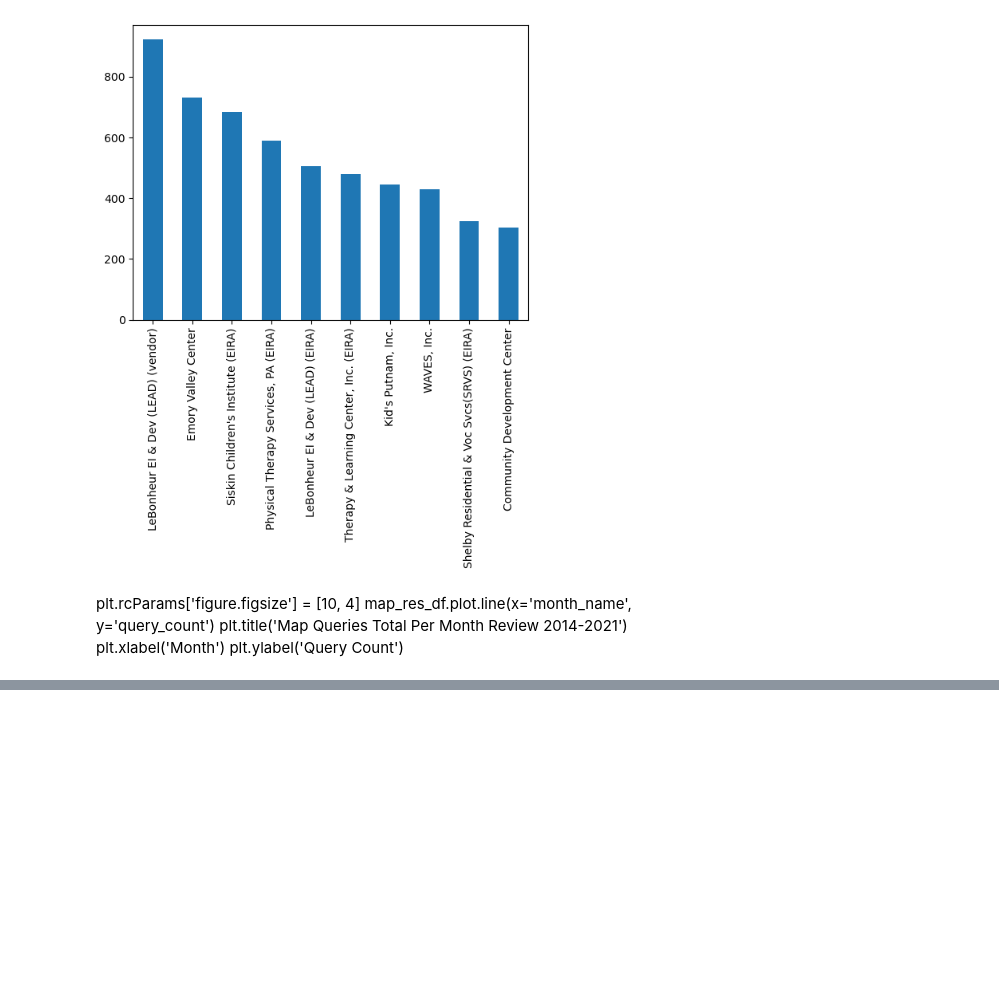
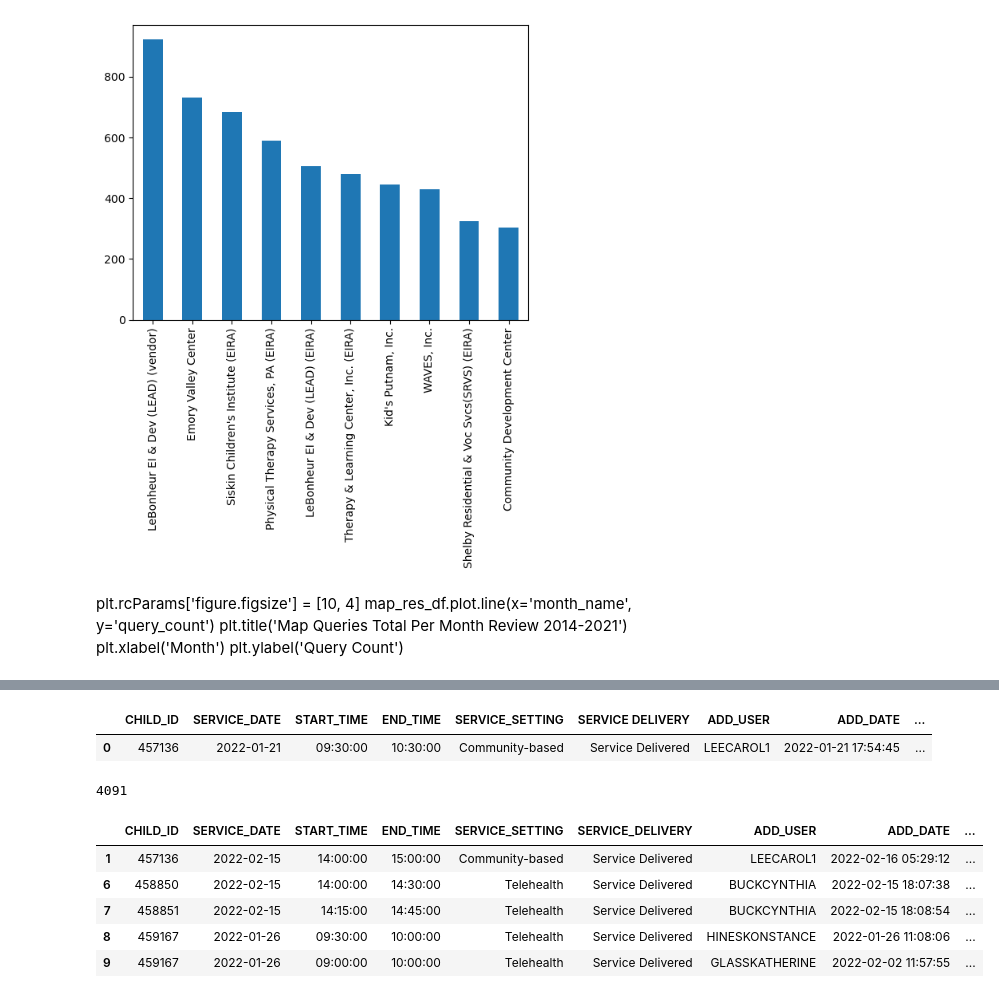
Before and after one commit to NSS-Data-Analytics-Cohort-8/teis_da8_1-sockswithsandals, a Jupyter notebook: notebooks/larry_teis.ipynb, the cells around one changed output, grey strips where cells are left out. Saved outputs shown, nothing was run; the diff lists cells and outputs as text; code cells hidden in the pictures; blank space fills up the shorter version.

Commit message:
question 2 complete

```diff
--- a/notebooks/larry_teis.ipynb
+++ b/notebooks/larry_teis.ipynb
@@ -221,0 +231,30 @@ plt.ylabel('Query Count')
+# %%
+compiled_df1.head(1)
+# %% [output]
+|  | CHILD_ID | SERVICE_DATE | START_TIME | END_TIME | SERVICE_SETTING | SERVICE DELIVERY | ADD_USER | ADD_DATE | ... |
+| 0 | 457136 | 2022-01-21 | 09:30:00 | 10:30:00 | Community-based | Service Delivered | LEECAROL1 | 2022-01-21 17:54:45 | ... |
+# %%
+##rename column names
+##https://stackoverflow.com/questions/11346283/renaming-column-names-in-pandas
+##df = df.rename(columns={'oldName1': 'newName1', 'oldName2': 'newName2'})
+compiled_df1 = compiled_df1.rename(columns={'SERVICE DELIVERY':'SERVICE_DELIVERY','IFSP Teaming ID name':'IFSP_TEAMING_ID_NAME','Agency Name':'AGENCY_NAME','Agency Type':'AGENCY_TYPE','Service Name':'SERVICE_NAME'})
+children_df2 = children_df2.rename(columns={'Child ID': 'CHILD_ID', 'Referral Date':'REFERRAL_DATE', 'Exit Date':'EXIT_DATE'})
+# %%
+##Question 1. * How many children are receiving co-visits?
+##What is the rate of co-visits?That is, out of children how have an IFSP, how many are receiving co-visits?
+##https://www.statology.org/pandas-select-rows-based-on-column-values/ | df.loc[df['points'] == 7]
+#https://sparkbyexamples.com/python/pandas-get-number-of-rows-examples/#:~:text=Get%20Number%20of%20Rows%20in,()%20to%20get%20the%20count.
+##len(df.index)
+
+covisit_check = compiled_df1.loc[compiled_df1['IFSP_TEAMING_ID_NAME'] == 'Co-Visit']
+covisit_check_df = pd.DataFrame(covisit_check)
+print(len(covisit_check_df.index))
+covisit_check_df.head()
+# %% [output]
+4091
+|  | CHILD_ID | SERVICE_DATE | START_TIME | END_TIME | SERVICE_SETTING | SERVICE_DELIVERY | ADD_USER | ADD_DATE | ... |
+| 1 | 457136 | 2022-02-15 | 14:00:00 | 15:00:00 | Community-based | Service Delivered | LEECAROL1 | 2022-02-16 05:29:12 | ... |
+| 6 | 458850 | 2022-02-15 | 14:00:00 | 14:30:00 | Telehealth | Service Delivered | BUCKCYNTHIA | 2022-02-15 18:07:38 | ... |
+| 7 | 458851 | 2022-02-15 | 14:15:00 | 14:45:00 | Telehealth | Service Delivered | BUCKCYNTHIA | 2022-02-15 18:08:54 | ... |
+| 8 | 459167 | 2022-01-26 | 09:30:00 | 10:00:00 | Telehealth | Service Delivered | HINESKONSTANCE | 2022-01-26 11:08:06 | ... |
+| 9 | 459167 | 2022-01-26 | 09:00:00 | 10:00:00 | Telehealth | Service Delivered | GLASSKATHERINE | 2022-02-02 11:57:55 | ... |
```
Also changed, not shown: parts of 7 cells of this notebook.
